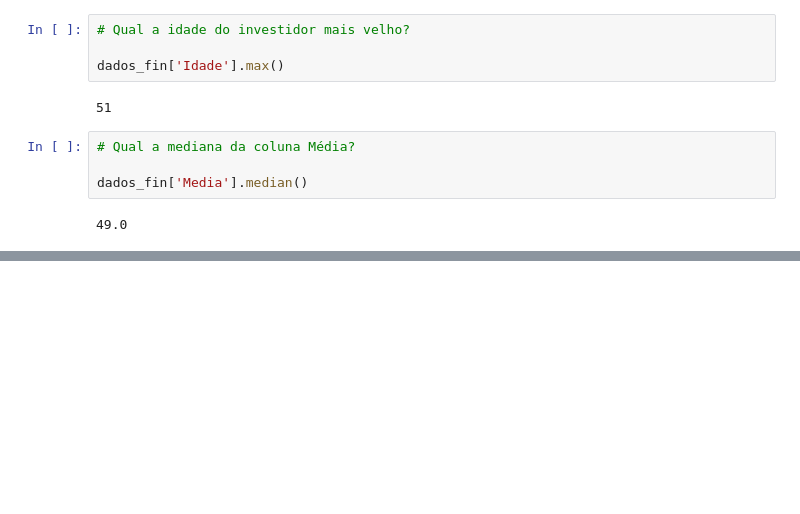
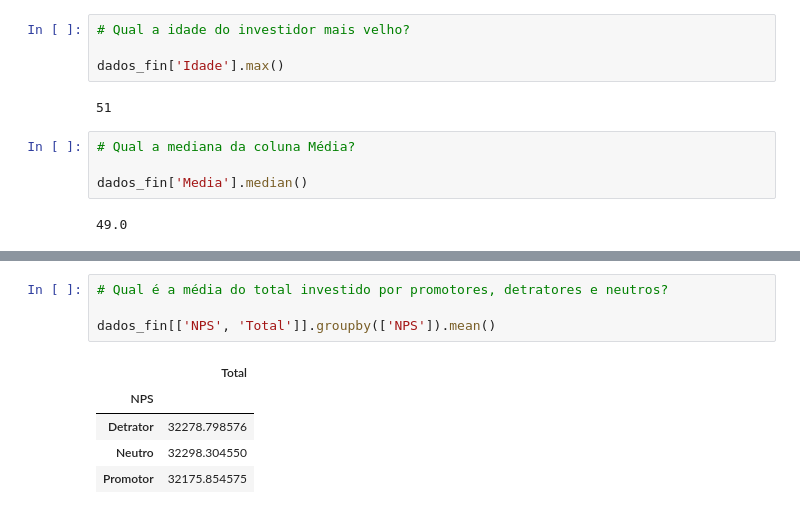
Before and after one commit to Liz03Oliver/analise_exploratoria_dados_financeiros, a Jupyter notebook: analise.ipynb, the cells around one changed output, grey strips where cells are left out. Cells and saved outputs as stored; diff of their text form; blank space fills up the shorter version.

```diff
--- a/analise.ipynb
+++ b/analise.ipynb
@@ -855,0 +899,10 @@ dados_fin['Media'].median()
+# %%
+# Qual é a média do total investido por promotores, detratores e neutros?
+
+dados_fin[['NPS', 'Total']].groupby(['NPS']).mean()
+# %% [output]
+|  | Total |
+| NPS |  |
+| Detrator | 32278.798576 |
+| Neutro | 32298.304550 |
+| Promotor | 32175.854575 |
```
Also changed, not shown: parts of 11 cells of this notebook.
